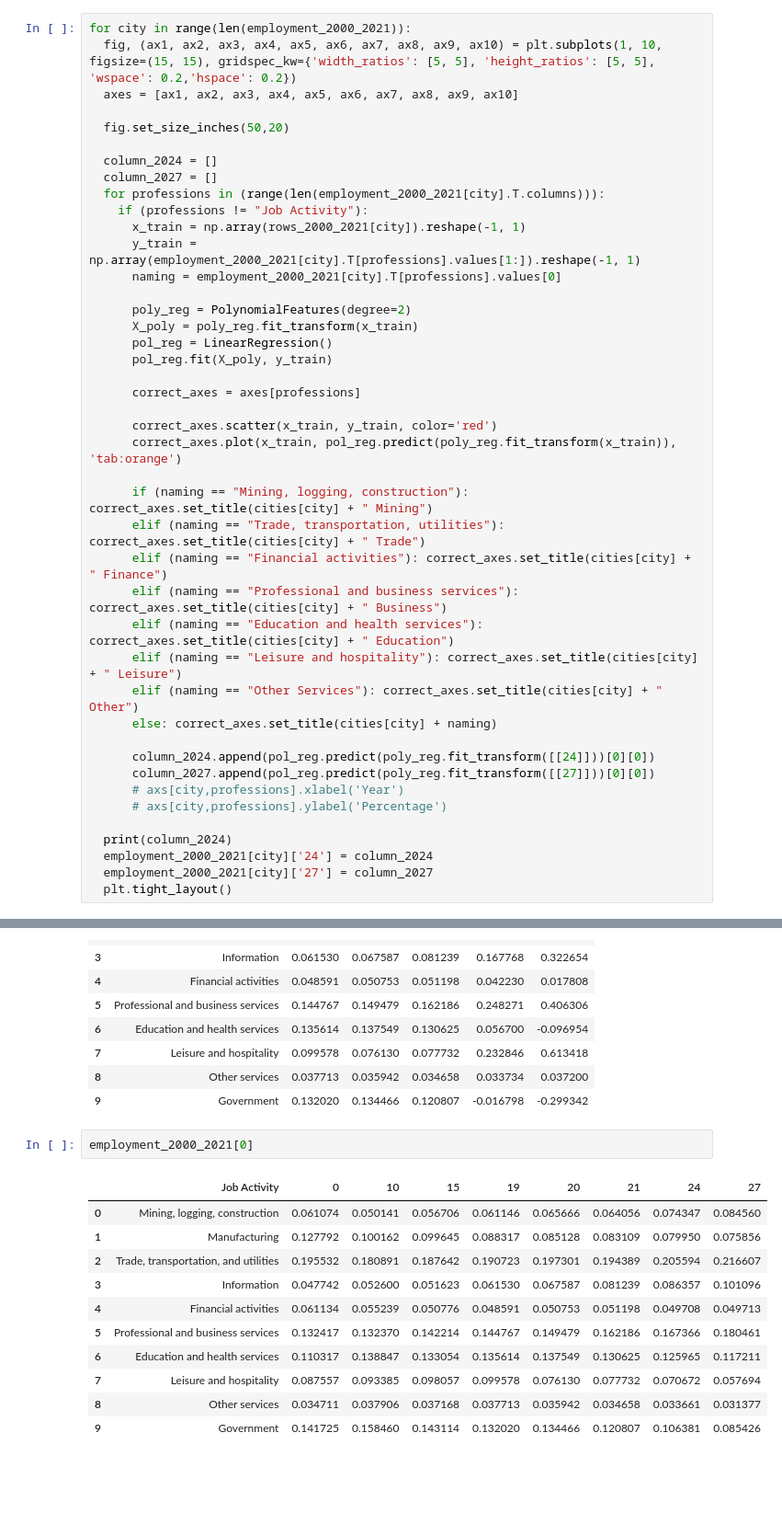
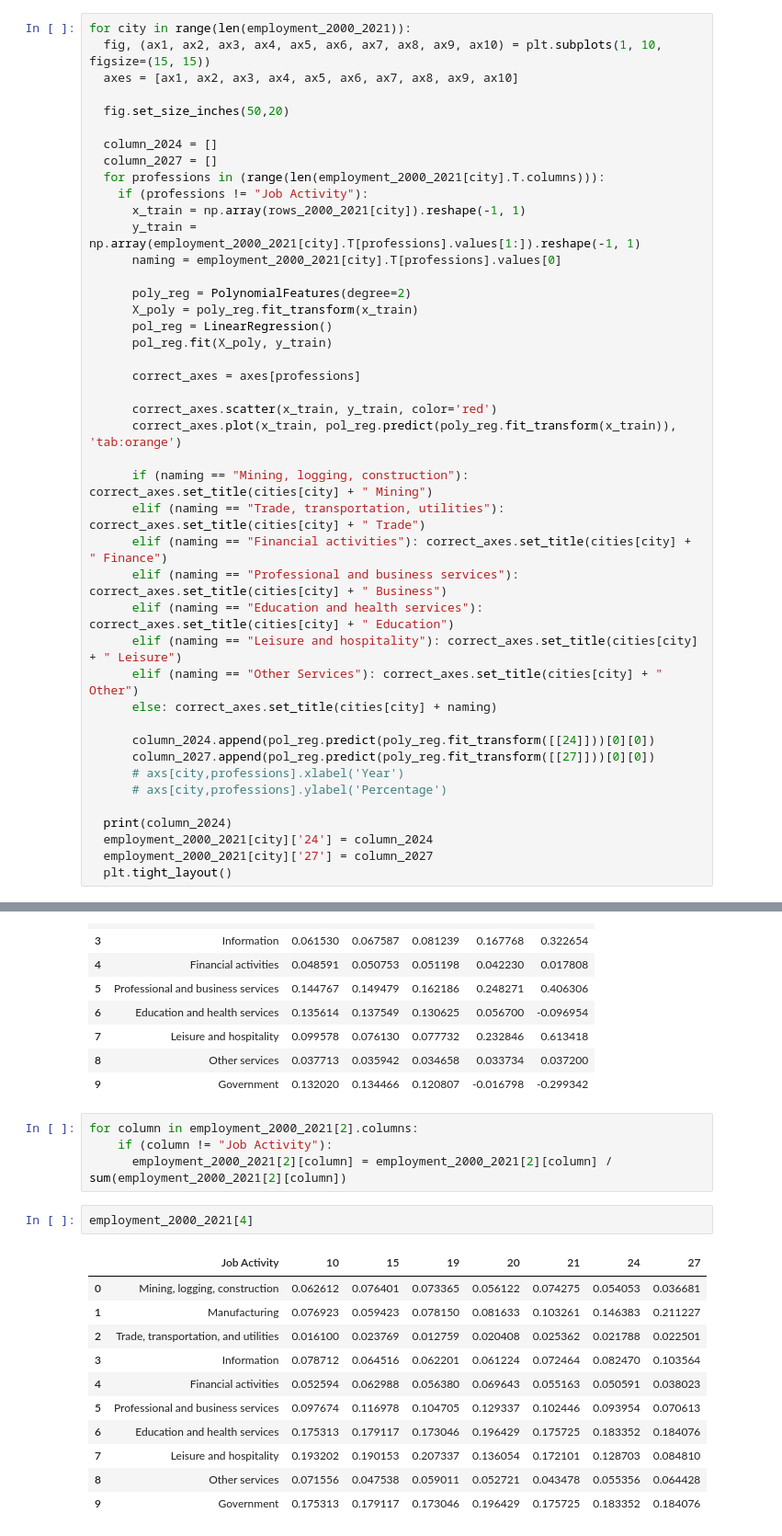
Before and after one commit to karthikm15/MathWorks-Modeling-Competition-2022, a Jupyter notebook: D1_Normalization.ipynb, the cells around one changed output, grey strips where cells are left out. Shown at 92% size. Drawn from its saved outputs; the diff is of its cells as text; blank space fills up the shorter version.

```diff
--- a/D1_Normalization.ipynb
+++ b/D1_Normalization.ipynb
@@ -234,7 +248,7 @@ See the caveats in the documentation: https://pandas.pydata.org/pandas-docs/stab
 [figure]
 # %%
 for city in range(len(employment_2000_2021)):
-  fig, (ax1, ax2, ax3, ax4, ax5, ax6, ax7, ax8, ax9, ax10) = plt.subplots(1, 10, figsize=(15, 15), gridspec_kw={'width_ratios': [5, 5], 'height_ratios': [5, 5], 'wspace': 0.2,'hspace': 0.2})
+  fig, (ax1, ax2, ax3, ax4, ax5, ax6, ax7, ax8, ax9, ax10) = plt.subplots(1, 10, figsize=(15, 15))
   axes = [ax1, ax2, ax3, ax4, ax5, ax6, ax7, ax8, ax9, ax10]
 
   fig.set_size_inches(50,20)
@@ -389,17 +411,21 @@ employment_2019_2021[0]
 | 7 | Leisure and hospitality | 0.099578 | 0.076130 | 0.077732 | 0.232846 | 0.613418 |
 | 8 | Other services | 0.037713 | 0.035942 | 0.034658 | 0.033734 | 0.037200 |
 | 9 | Government | 0.132020 | 0.134466 | 0.120807 | -0.016798 | -0.299342 |
+# %%
+for column in employment_2000_2021[2].columns:
+    if (column != "Job Activity"):
+      employment_2000_2021[2][column] = employment_2000_2021[2][column] / sum(employment_2000_2021[2][column])
 # %%
-employment_2000_2021[0]
+employment_2000_2021[4]
 # %% [output]
-|  | Job Activity | 0 | 10 | 15 | 19 | 20 | 21 | 24 | 27 |
-| 0 | Mining, logging, construction | 0.061074 | 0.050141 | 0.056706 | 0.061146 | 0.065666 | 0.064056 | 0.074347 | 0.084560 |
-| 1 | Manufacturing | 0.127792 | 0.100162 | 0.099645 | 0.088317 | 0.085128 | 0.083109 | 0.079950 | 0.075856 |
-| 2 | Trade, transportation, and utilities | 0.195532 | 0.180891 | 0.187642 | 0.190723 | 0.197301 | 0.194389 | 0.205594 | 0.216607 |
-| 3 | Information | 0.047742 | 0.052600 | 0.051623 | 0.061530 | 0.067587 | 0.081239 | 0.086357 | 0.101096 |
-| 4 | Financial activities | 0.061134 | 0.055239 | 0.050776 | 0.048591 | 0.050753 | 0.051198 | 0.049708 | 0.049713 |
-| 5 | Professional and business services | 0.132417 | 0.132370 | 0.142214 | 0.144767 | 0.149479 | 0.162186 | 0.167366 | 0.180461 |
-| 6 | Education and health services | 0.110317 | 0.138847 | 0.133054 | 0.135614 | 0.137549 | 0.130625 | 0.125965 | 0.117211 |
-| 7 | Leisure and hospitality | 0.087557 | 0.093385 | 0.098057 | 0.099578 | 0.076130 | 0.077732 | 0.070672 | 0.057694 |
-| 8 | Other services | 0.034711 | 0.037906 | 0.037168 | 0.037713 | 0.035942 | 0.034658 | 0.033661 | 0.031377 |
-| 9 | Government | 0.141725 | 0.158460 | 0.143114 | 0.132020 | 0.134466 | 0.120807 | 0.106381 | 0.085426 |
+|  | Job Activity | 10 | 15 | 19 | 20 | 21 | 24 | 27 |
+| 0 | Mining, logging, construction | 0.062612 | 0.076401 | 0.073365 | 0.056122 | 0.074275 | 0.054053 | 0.036681 |
+| 1 | Manufacturing | 0.076923 | 0.059423 | 0.078150 | 0.081633 | 0.103261 | 0.146383 | 0.211227 |
+| 2 | Trade, transportation, and utilities | 0.016100 | 0.023769 | 0.012759 | 0.020408 | 0.025362 | 0.021788 | 0.022501 |
+| 3 | Information | 0.078712 | 0.064516 | 0.062201 | 0.061224 | 0.072464 | 0.082470 | 0.103564 |
+| 4 | Financial activities | 0.052594 | 0.062988 | 0.056380 | 0.069643 | 0.055163 | 0.050591 | 0.038023 |
+| 5 | Professional and business services | 0.097674 | 0.116978 | 0.104705 | 0.129337 | 0.102446 | 0.093954 | 0.070613 |
+| 6 | Education and health services | 0.175313 | 0.179117 | 0.173046 | 0.196429 | 0.175725 | 0.183352 | 0.184076 |
+| 7 | Leisure and hospitality | 0.193202 | 0.190153 | 0.207337 | 0.136054 | 0.172101 | 0.128703 | 0.084810 |
+| 8 | Other services | 0.071556 | 0.047538 | 0.059011 | 0.052721 | 0.043478 | 0.055356 | 0.064428 |
+| 9 | Government | 0.175313 | 0.179117 | 0.173046 | 0.196429 | 0.175725 | 0.183352 | 0.184076 |
```
Also changed, not shown: parts of 3 cells of this notebook, 20 other files.
